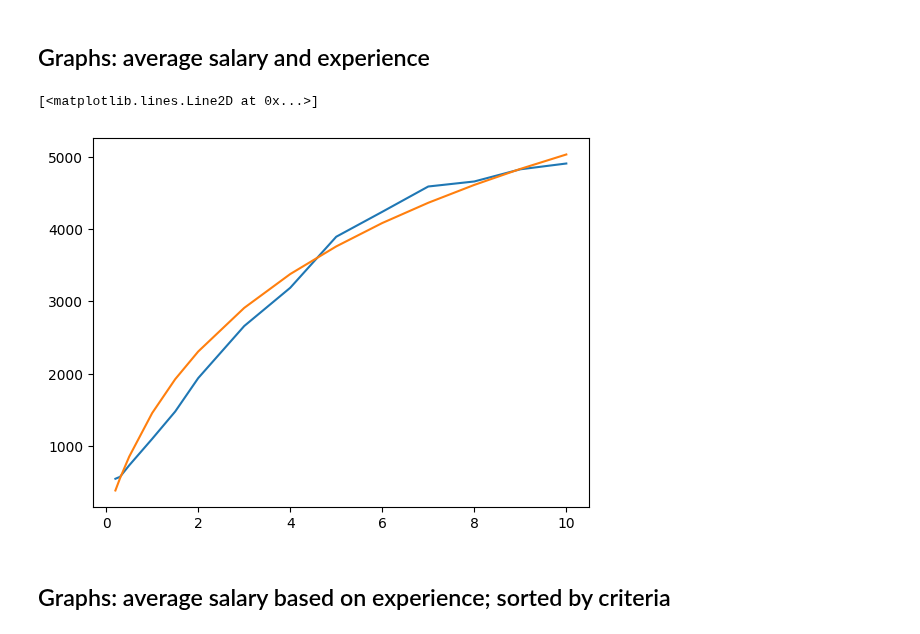
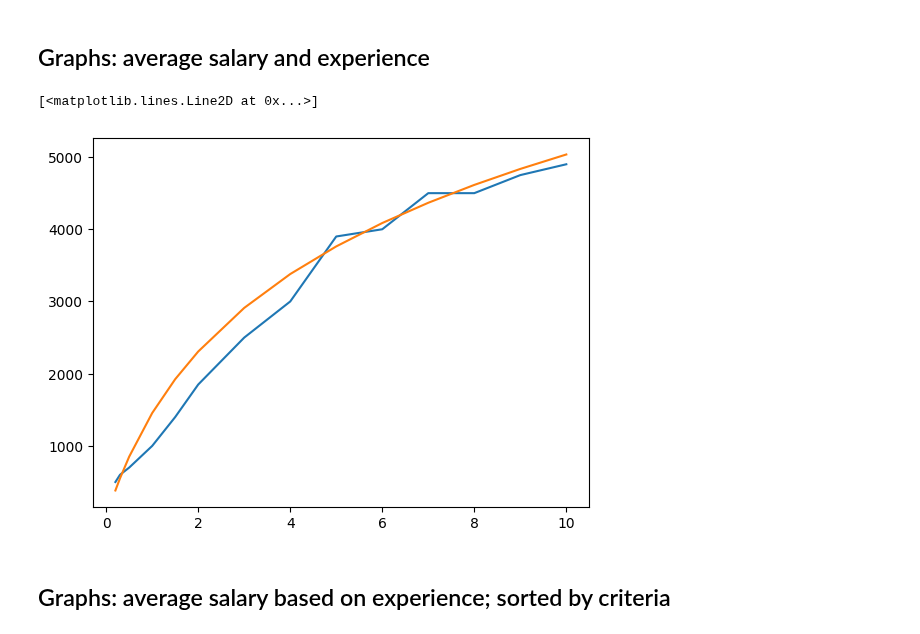
Before and after one commit to rizerphe-student/dev_datasets_analysis_project, a Jupyter notebook: notebook.ipynb, the cells around one changed output. Cells and saved outputs as stored; diff of their text form; code cells hidden in the pictures.

```diff
--- a/notebook.ipynb
+++ b/notebook.ipynb
@@ -53,5 +53,5 @@ dec_2021_devs['Зарплата у $$$ за місяць, лише ставка
 # %%
 # Salary depending on region
-dec_2021_devs.set_index('Де ви мешкаєте?').groupby('Де ви мешкаєте?')['Зарплата у $$$ за місяць, лише ставка після сплати податків'].mean().sort_values(ascending=False)
+dec_2021_devs.set_index('Де ви мешкаєте?').groupby('Де ви мешкаєте?')['Зарплата у $$$ за місяць, лише ставка після сплати податків'].median().sort_values(ascending=False)
 # %% [output]
 Де ви мешкаєте?
@@ -101,16 +101,16 @@ Name: Загальний стаж роботи в ІТ, dtype: int64
 # %% [markdown]
 ## Graphs: average salary and experience
 # %%
-data = dec_2021_devs.groupby('Загальний стаж роботи в ІТ')['Зарплата у $$$ за місяць, лише ставка після сплати податків'].mean().sort_values()
+data = dec_2021_devs.groupby('Загальний стаж роботи в ІТ')['Зарплата у $$$ за місяць, лише ставка після сплати податків'].median().sort_values()
 
 index = [0.2, 0.3, 0.5, 1, 1.5] + list(range(2, 11))
 
 sub = plt.subplot()
 sub.plot(index, data)
 sub.plot(index, [2100 * math.log(x + 1) for x in index])
 # %% [output]
 [<matplotlib.lines.Line2D at 0x...>]
-[figure, old version]
+[figure, new version]
 # %% [markdown]
 ## Graphs: average salary based on experience; sorted by criteria
 # %% [markdown]
```
Also changed, not shown: parts of 18 cells of this notebook.
